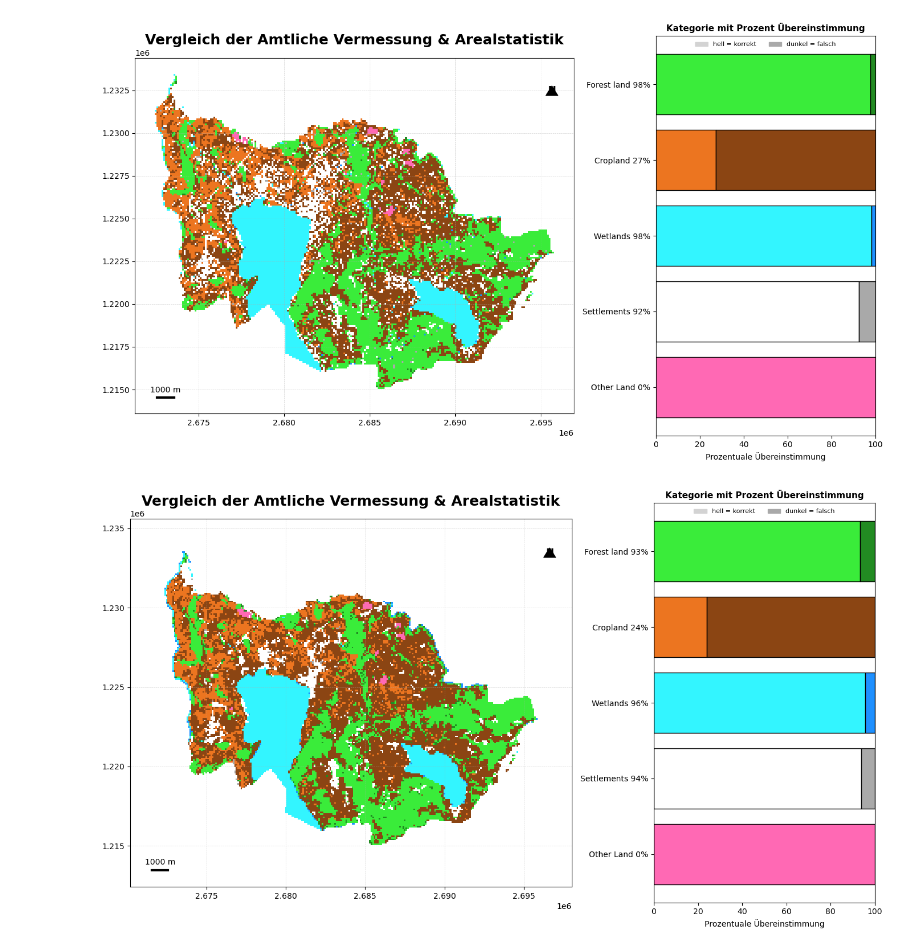
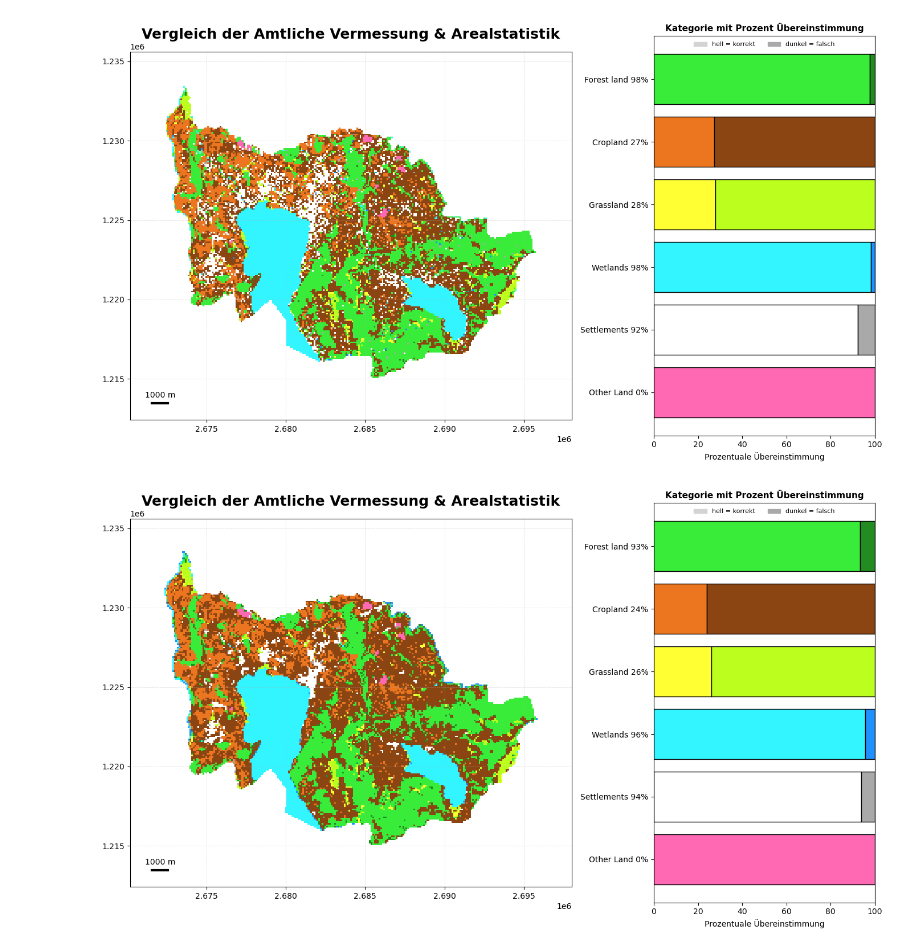
Before and after one commit to JonasHeinz/landcover_analysis, a Jupyter notebook: scripts/visualization/as-av.ipynb, the cells around one changed output. Cells and saved outputs as stored; diff of their text form; code cells hidden in the pictures.

```diff
--- a/scripts/visualization/as-av.ipynb
+++ b/scripts/visualization/as-av.ipynb
@@ -1,14 +1,16 @@
 # %%
+import os
 import geopandas as gpd
 import numpy as np
 import matplotlib.pyplot as plt
+os.environ['5230_As'] = r"c:\Users\aebim\anaconda3\envs\5230_As"
 from matplotlib.colors import to_rgb
 import matplotlib.patches as mpatches
 
 # -----------------------------
 # 1. GeoPackage laden
 # -----------------------------
-gpkg_path = "C:/Users/aebim/Documents/02_Ausbildung/Studium/05_Semester/5230_Geoniformatik_Raumanalyse/Projektarbeit/03_GitHub/data/analysis/av/test2.gpkg"
+gpkg_path = "C:/Users/aebim/Documents/02_Ausbildung/Studium/05_Semester/5230_Geoniformatik_Raumanalyse/Projektarbeit/03_GitHub/data/analysis/av/AV_As_Center_Pixel.gpkg"
 gdf = gpd.read_file(gpkg_path)
 
 # CRS prüfen und ggf. auf EPSG:2056 setzen
@@ -21,6 +23,7 @@ if gdf.crs.to_epsg() != 2056:
 category_colors = {
     1: "#228B22",   # Forest land -> grün
     2: "#8B4513",   # Cropland -> braun
+    3: "#BCFF1E",
     4: "#1E90FF",   # Wetlands -> blau
     5: "#A9A9A9",   # Settlements -> grau
     6: "#FF69B4"    # Other Land -> pink
@@ -75,22 +78,11 @@ ax_map.axis("on")
 ax_map.grid(True, linestyle='--', linewidth=0.5, alpha=0.5)
 
 # -----------------------------
-# 5b. Nordpfeil
+# 5b. Maßstab
 # -----------------------------
-# Position in Datenkoordinaten (oben rechts)
+# Einfacher Maßstab: Linie + Text
 xlim = ax_map.get_xlim()
 ylim = ax_map.get_ylim()
-arrow_x = xlim[1] - (xlim[1]-xlim[0])*0.05
-arrow_y = ylim[1] - (ylim[1]-ylim[0])*0.1
-ax_map.annotate('N', xy=(arrow_x, arrow_y + (ylim[1]-ylim[0])*0.02),
-                xytext=(arrow_x, arrow_y),
-                arrowprops=dict(facecolor='black', width=5, headwidth=15),
-                ha='center', fontsize=12, fontweight='bold')
-
-# -----------------------------
-# 5c. Maßstab
-# -----------------------------
-# Einfacher Maßstab: Linie + Text
 scalebar_length = 1000  # 1000 Meter
 scalebar_x = xlim[0] + (xlim[1]-xlim[0])*0.05
 scalebar_y = ylim[0] + (ylim[1]-ylim[0])*0.02
@@ -108,34 +100,35 @@ for idx, (cat, pct) in enumerate(accuracy_per_class):
 
 # Y-Achse: Kategorie + Prozentwert IPCC Kategorien
 category_names = {
     1: "Forest land",
     2: "Cropland",
+    3: "Grassland",
     4: "Wetlands",
     5: "Settlements",
     6: "Other Land"
 }
 ax_bar.set_yticks(range(len(category_colors)))
 ax_bar.set_yticklabels([f"{category_names[cat]} {pct:.0f}%" for (cat, pct) in accuracy_per_class])
 
 # X-Achse
 ax_bar.set_xlim(0, 100)
 ax_bar.set_xlabel("Prozentuale Übereinstimmung")
 
 # Titel oberhalb der Balken
 ax_bar.set_title("Kategorie mit Prozent Übereinstimmung", fontsize=11, fontweight="bold")
 
 # Erklärung hell/dunkel horizontal
 legend_patches = [
     mpatches.Patch(color="lightgrey", label="hell = korrekt"),
     mpatches.Patch(color="darkgrey", label="dunkel = falsch")
 ]
 ax_bar.legend(handles=legend_patches, loc="upper center", fontsize=8, ncol=2, frameon=False)
 
 plt.gca().invert_yaxis()  # Balken von oben nach unten
 plt.tight_layout()
 plt.show()
 # %% [output]
-[figure, old version]
+[figure, new version]
 # %%
 import geopandas as gpd
 import numpy as np
@@ -159,6 +152,7 @@ if gdf.crs.to_epsg() != 2056:
 category_colors = {
     1: "#228B22",   # Forest land -> grün
     2: "#8B4513",   # Cropland -> braun
+    3: "#BCFF1E",
     4: "#1E90FF",   # Wetlands -> blau
     5: "#A9A9A9",   # Settlements -> grau
     6: "#FF69B4"    # Other Land -> pink
@@ -213,22 +207,11 @@ ax_map.axis("on")
 ax_map.grid(True, linestyle='--', linewidth=0.5, alpha=0.5)
 
 # -----------------------------
-# 5b. Nordpfeil
+# 5b. Maßstab
 # -----------------------------
-# Position in Datenkoordinaten (oben rechts)
+# Einfacher Maßstab: Linie + Text
 xlim = ax_map.get_xlim()
 ylim = ax_map.get_ylim()
-arrow_x = xlim[1] - (xlim[1]-xlim[0])*0.05
-arrow_y = ylim[1] - (ylim[1]-ylim[0])*0.1
-ax_map.annotate('N', xy=(arrow_x, arrow_y + (ylim[1]-ylim[0])*0.02),
-                xytext=(arrow_x, arrow_y),
-                arrowprops=dict(facecolor='black', width=5, headwidth=15),
-                ha='center', fontsize=12, fontweight='bold')
-
-# -----------------------------
-# 5c. Maßstab
-# -----------------------------
-# Einfacher Maßstab: Linie + Text
 scalebar_length = 1000  # 1000 Meter
 scalebar_x = xlim[0] + (xlim[1]-xlim[0])*0.05
 scalebar_y = ylim[0] + (ylim[1]-ylim[0])*0.02
@@ -248,6 +231,7 @@ for idx, (cat, pct) in enumerate(accuracy_per_class):
 category_names = {
     1: "Forest land",
     2: "Cropland",
+    3: "Grassland",
     4: "Wetlands",
     5: "Settlements",
     6: "Other Land"
@@ -273,4 +257,4 @@ plt.gca().invert_yaxis()  # Balken von oben nach unten
 plt.tight_layout()
 plt.show()
 # %% [output]
-[figure, old version]
+[figure, new version]
```
